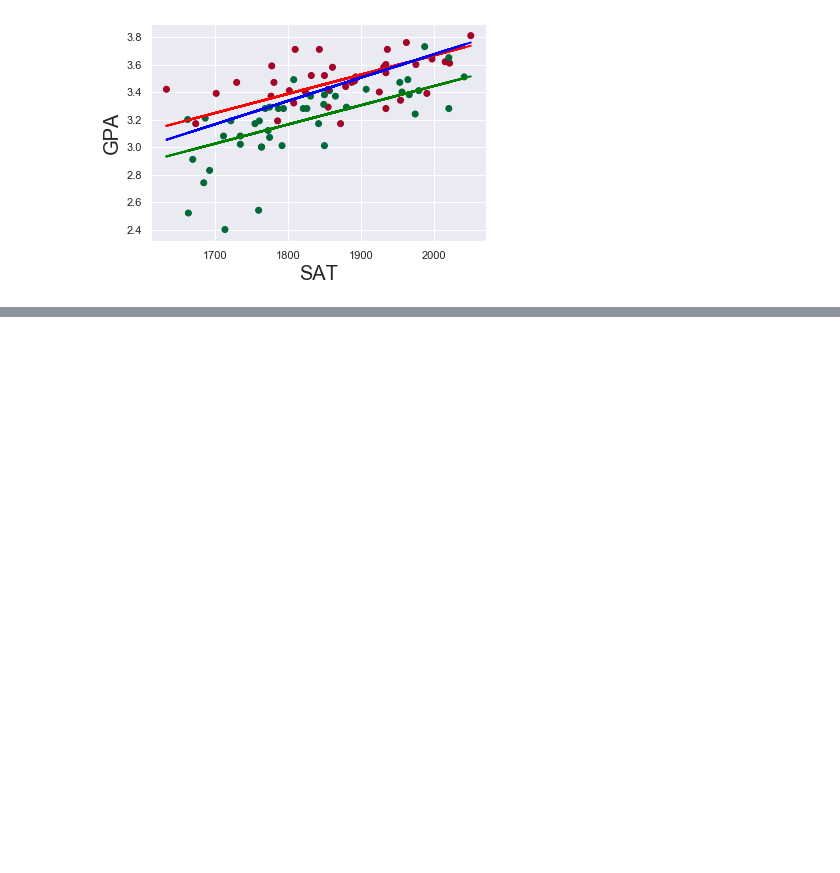
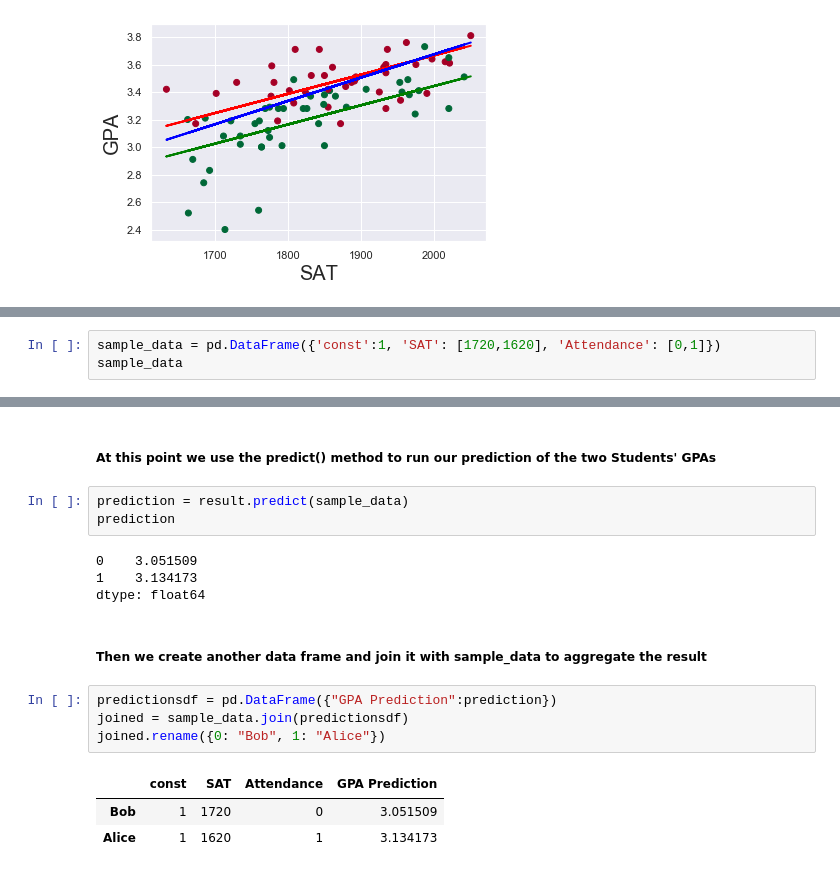
Before and after one commit to liyi54/regressions, a Jupyter notebook: Multiple regression with dummy variables.ipynb, the cells around one changed output, grey strips where cells are left out. Cells and saved outputs as stored; diff of their text form; blank space fills up the shorter version.

```diff
--- a/Multiple regression with dummy variables.ipynb
+++ b/Multiple regression with dummy variables.ipynb
@@ -143,0 +162,3 @@ plt.show()
+# %%
+sample_data = pd.DataFrame({'const':1, 'SAT': [1720,1620], 'Attendance': [0,1]})
+sample_data
@@ -143,0 +175,19 @@ plt.show()
+# %% [markdown]
+##### At this point we use the predict() method to run our prediction of the two Students' GPAs
+# %%
+prediction = result.predict(sample_data)
+prediction
+# %% [output]
+0    3.051509
+1    3.134173
+dtype: float64
+# %% [markdown]
+##### Then we create another data frame and join it with sample_data to aggregate the result
+# %%
+predictionsdf = pd.DataFrame({"GPA Prediction":prediction})
+joined = sample_data.join(predictionsdf)
+joined.rename({0: "Bob", 1: "Alice"})
+# %% [output]
+|  | const | SAT | Attendance | GPA Prediction |
+| Bob | 1 | 1720 | 0 | 3.051509 |
+| Alice | 1 | 1620 | 1 | 3.134173 |
```
Also changed, not shown: parts of 5 cells of this notebook.
